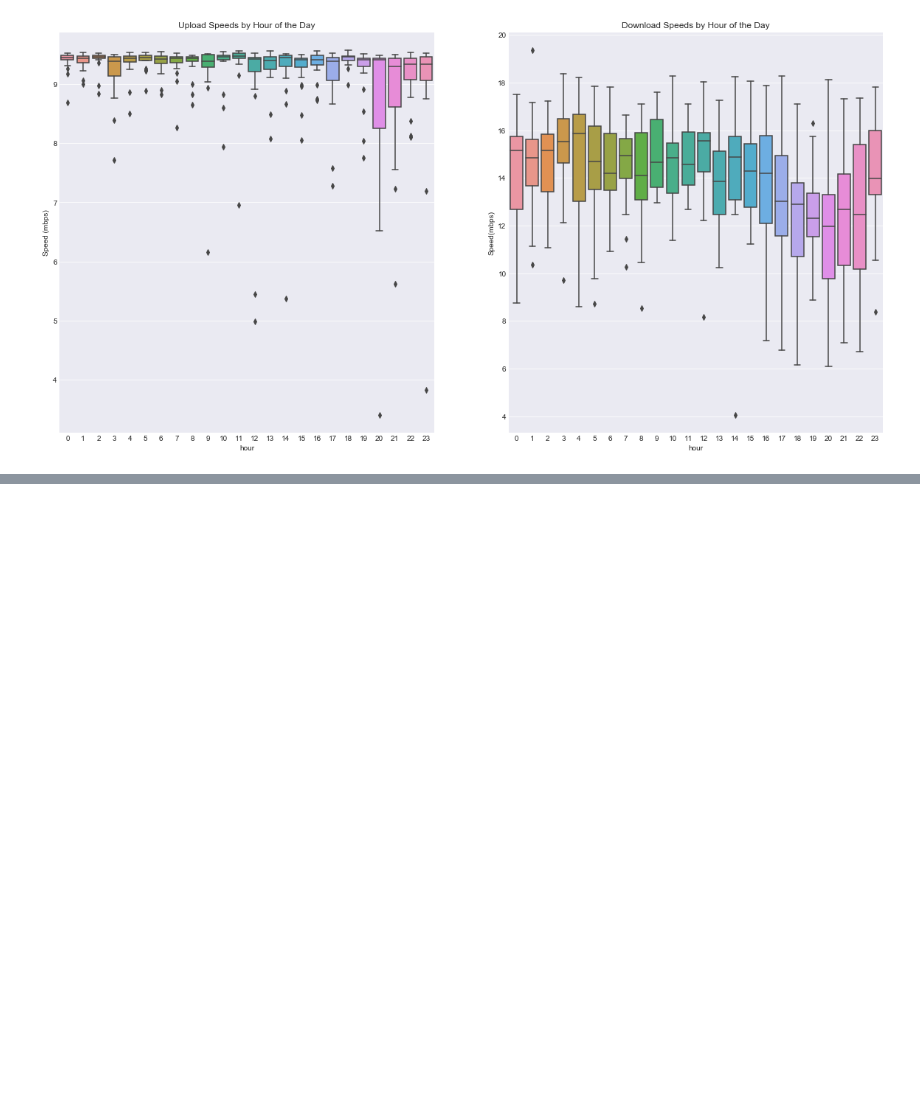
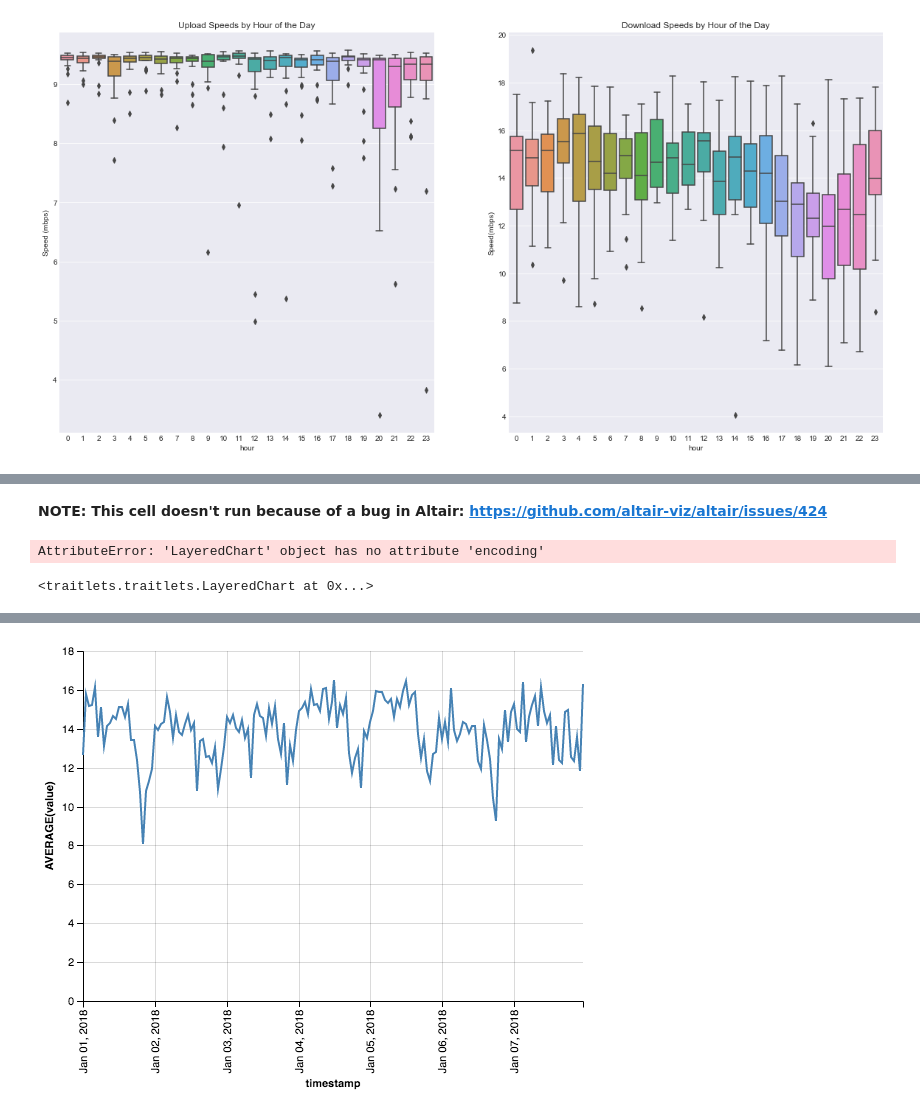
Before and after one commit to eswan18/web_speed_trends, a Jupyter notebook: web_speed_trends.ipynb, the cells around one changed output, grey strips where cells are left out. Saved outputs shown, nothing was run; the diff lists cells and outputs as text; code cells hidden in the pictures; blank space fills up the shorter version.

```diff
--- a/web_speed_trends.ipynb
+++ b/web_speed_trends.ipynb
@@ -215,0 +233,11 @@ On the download graph, it looks like there's definitely a pattern here. Speed di
+# %%
+# Extract just hour and weekday from our data.
+hours = down_speeds['timestamp'].dt.hour
+weekdays = down_speeds['timestamp'].dt.weekday
+# Construct a timestamp from just this information, starting arbitrarily at Jan 1 2018.
+timestamps = ['1/%d/2018 %d:00'%(weekday+1, hour) for (weekday, hour) in zip(weekdays, hours)]
+# Overwrite the old timestamp column with this new timestamp info.
+mod_down_speeds = down_speeds.copy()
+mod_down_speeds['timestamp'] = [pd.to_datetime(x) for x in timestamps]
+# Take a look.
+mod_down_speeds.head()
@@ -215,0 +251,22 @@ On the download graph, it looks like there's definitely a pattern here. Speed di
+# %% [markdown]
+**NOTE: This cell doesn't run because of a bug in Altair: https://github.com/altair-viz/altair/issues/424**
+# %%
+chart = alt.LayeredChart(mod_down_speeds, layers=[
+    alt.Chart().mark_line().encode(
+        x=alt.X('timestamp:T'),
+        y=alt.Y('average(value)')
+    ),
+    alt.Chart().mark_line().encode(
+        x=alt.X('timestamp:T'),
+        y=alt.Y('median(value)')
+    )])
+chart
+# %% [output]
+AttributeError: 'LayeredChart' object has no attribute 'encoding'
+<traitlets.traitlets.LayeredChart at 0x...>
+# %%
+alt.Chart(mod_down_speeds).mark_line().encode(
+        x=alt.X('timestamp:T'),
+        y=alt.Y('average(value)')
+)
+# %% [output]
@@ -215,0 +274 @@ On the download graph, it looks like there's definitely a pattern here. Speed di
+[figure, added]
```
Also changed, not shown: parts of 6 cells of this notebook.
